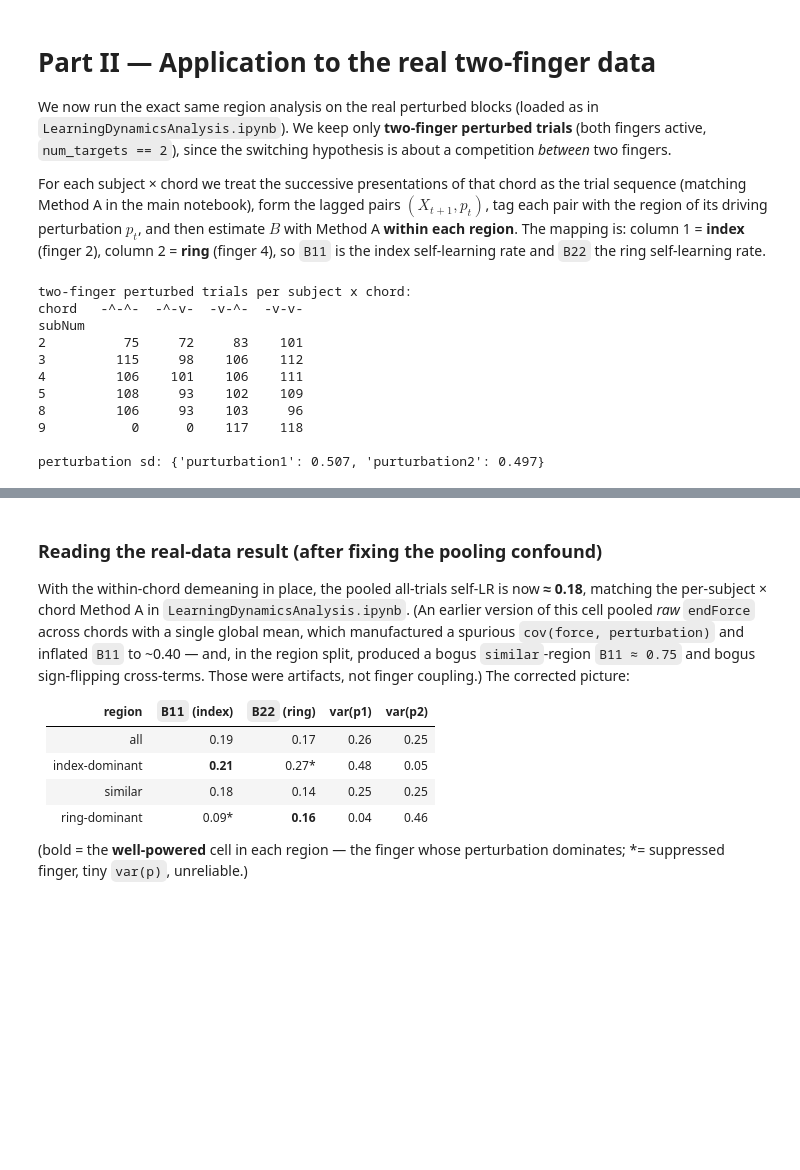
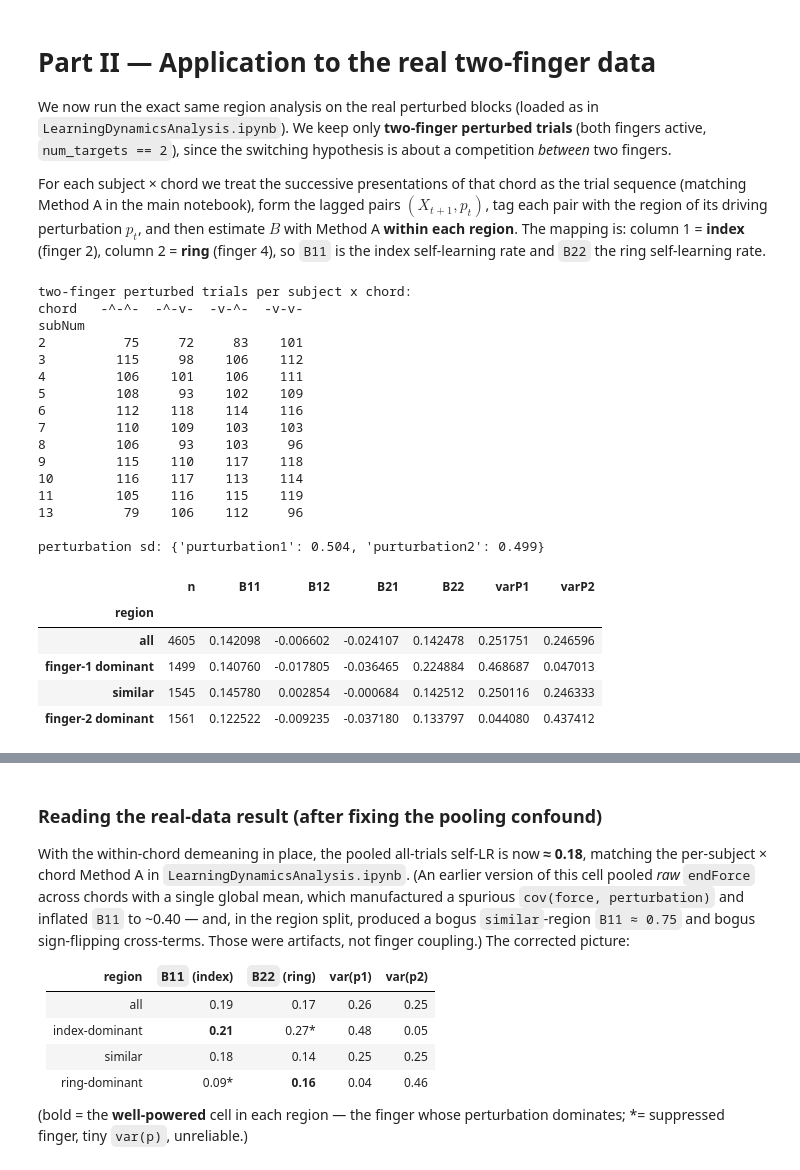
Before and after one commit to manazerzadeh/ChordAdaptationDynamics, a Jupyter notebook: Version3/SwitchingAnalysis.ipynb, the cells around one changed output, grey strips where cells are left out. Saved outputs shown, nothing was run; the diff lists cells and outputs as text; code cells hidden in the pictures; blank space fills up the shorter version.

```diff
--- a/Version3/SwitchingAnalysis.ipynb
+++ b/Version3/SwitchingAnalysis.ipynb
@@ -472,7 +472,7 @@ region**. The mapping is: column 1 = **index** (finger 2), column 2 = **ring** (
 # %%
 import utils
 
-sub_nums = [2, 3, 4, 5, 6, 7, 8, 9, 10]
+sub_nums = [2, 3, 4, 5, 6, 7, 8, 9, 10, 11, 13]
 FINGERS = [2, 4]   # index, ring
 
 subjs = pd.read_csv(utils.path_misc + "subjs.csv", sep="\t")
@@ -495,10 +495,24 @@ subNum
 3         115     98    106    112
 4         106    101    106    111
 5         108     93    102    109
+6         112    118    114    116
+7         110    109    103    103
 8         106     93    103     96
-9           0      0    117    118
+9         115    110    117    118
+10        116    117    113    114
+11        105    116    115    119
+13         79    106    112     96
 
-perturbation sd: {'purturbation1': 0.507, 'purturbation2': 0.497}
+perturbation sd: {'purturbation1': 0.504, 'purturbation2': 0.499}
+# %%
+pooled
+# %% [output]
+|  | n | B11 | B12 | B21 | B22 | varP1 | varP2 |
+| region |  |  |  |  |  |  |  |
+| all | 4605 | 0.142098 | -0.006602 | -0.024107 | 0.142478 | 0.251751 | 0.246596 |
+| finger-1 dominant | 1499 | 0.140760 | -0.017805 | -0.036465 | 0.224884 | 0.468687 | 0.047013 |
+| similar | 1545 | 0.145780 | 0.002854 | -0.000684 | 0.142512 | 0.250116 | 0.246333 |
+| finger-2 dominant | 1561 | 0.122522 | -0.009235 | -0.037180 | 0.133797 | 0.044080 | 0.437412 |
 # %%
 # Build the lagged (X_{t+1}, p_t) pairs per subject x chord, tagged with the region of p_t.
 pair_rows = []
```
Also changed, not shown: parts of 9 cells of this notebook, 3 other files.
